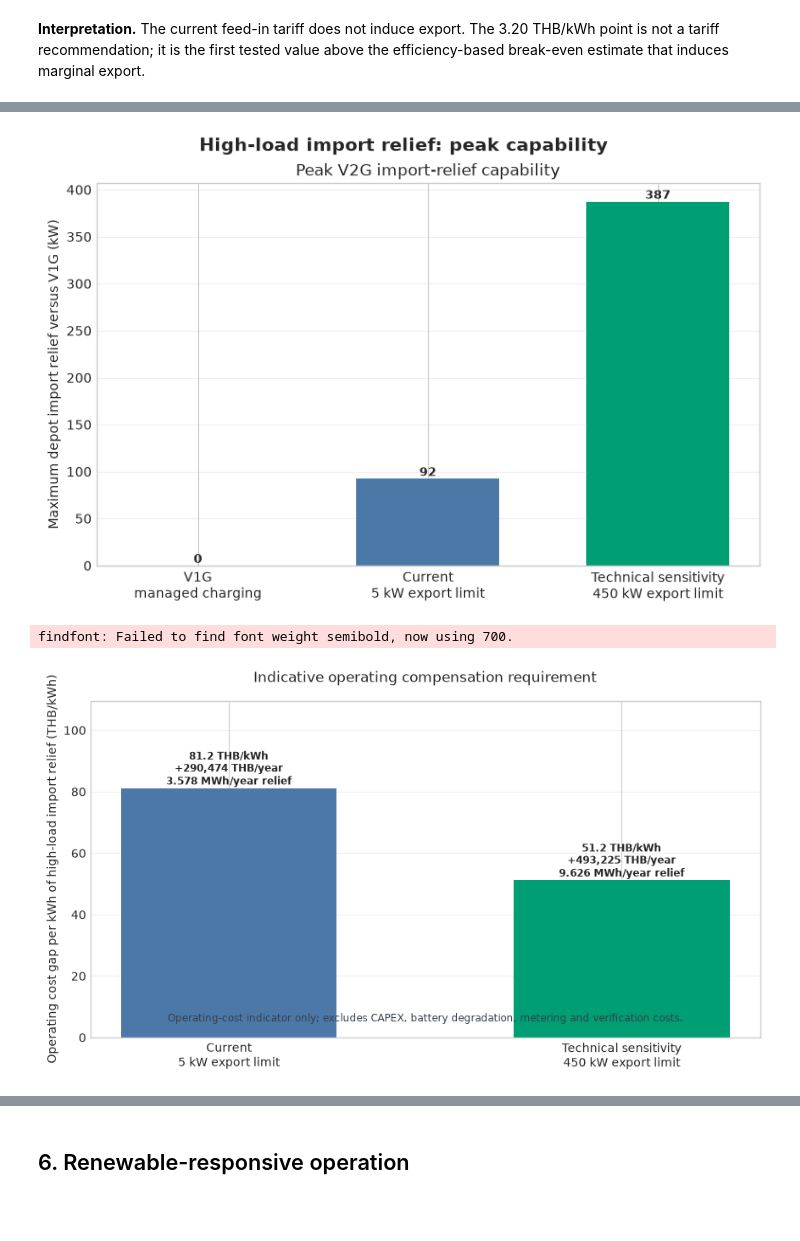
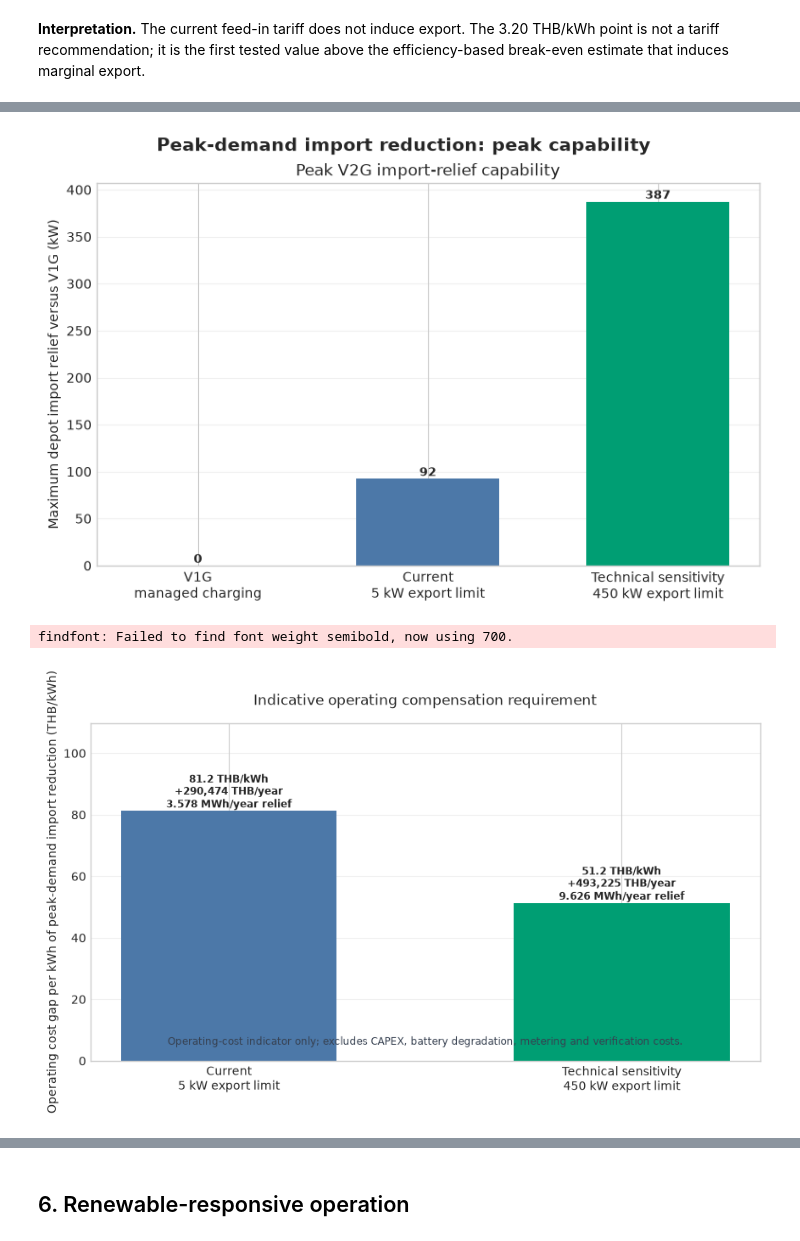
Before and after one commit to fraunhofer-isi/FLEXIMOD, a Jupyter notebook: notebooks/building_use_case_analysis.ipynb, the cells around one changed output, grey strips where cells are left out. Saved outputs shown, nothing was run; the diff lists cells and outputs as text; code cells hidden in the pictures; blank space fills up the shorter version.

```diff
--- a/notebooks/building_use_case_analysis.ipynb
+++ b/notebooks/building_use_case_analysis.ipynb
@@ -94,15 +94,15 @@ CORE_CASES = {
     'PV + unidirectional charging reference': {'input': 'building_v2b_pv_self_consumption_annual', 'study_case': 'building_v2b_pv_self_consumption', 'output': 'v2b_rooftop_pv'},
     'I02a least-cost V2G at current feed-in tariff': {'input': 'building_v2b_cost_annual', 'study_case': 'building_v2b_cost_annual', 'output': 'v2b_cost'},
     'I02b economically viable V2G export': {'input': 'building_v2g_tariff_sweep_annual', 'study_case': 'building_v2g_sweep_plus_1000', 'output': 'tariff_plus_1000'},
-    'I03 maximum regional high-load import relief without export': {'input': 'building_v2b_grid_support_annual', 'study_case': 'building_v2b_grid_support_max_no_export', 'output': 'grid_support_no_export'},
-    'I04a maximum regional high-load import relief at 5 kW policy limit': {'input': 'building_v2b_grid_support_annual', 'study_case': 'building_v2g_grid_support_max_export_5kw', 'output': 'grid_support_export_5kw'},
-    'I04b maximum regional high-load import relief at 450 kW technical sensitivity': {'input': 'building_v2b_grid_support_annual', 'study_case': 'building_v2g_grid_support_max_export_450kw', 'output': 'grid_support_export_450kw'},
+    'I03 maximum power-system peak-demand import reduction without export': {'input': 'building_v2b_grid_support_annual', 'study_case': 'building_v2b_grid_support_max_no_export', 'output': 'grid_support_no_export'},
+    'I04a maximum power-system peak-demand import reduction at 5 kW policy limit': {'input': 'building_v2b_grid_support_annual', 'study_case': 'building_v2g_grid_support_max_export_5kw', 'output': 'grid_support_export_5kw'},
+    'I04b maximum power-system peak-demand import reduction at 450 kW technical sensitivity': {'input': 'building_v2b_grid_support_annual', 'study_case': 'building_v2g_grid_support_max_export_450kw', 'output': 'grid_support_export_450kw'},
     'I05 maximum renewable-deficit support without export': {'input': 'building_v2b_renewable_alignment_annual', 'study_case': 'building_v2b_renewable_shifting_max_no_export', 'output': 'renewable_shifting_no_export'},
     'I06a maximum renewable-deficit support at 5 kW policy limit': {'input': 'building_v2b_renewable_alignment_annual', 'study_case': 'building_v2g_renewable_shifting_max_export_5kw', 'output': 'renewable_shifting_export_5kw'},
     'I06b maximum renewable-deficit support at 450 kW technical sensitivity': {'input': 'building_v2b_renewable_alignment_annual', 'study_case': 'building_v2g_renewable_shifting_max_export_450kw', 'output': 'renewable_shifting_export_450kw'},
     'I07b rooftop PV operation at current export policy': {'input': 'building_v2b_pv_self_consumption_annual', 'study_case': 'building_v2b_pv_self_consumption', 'output': 'v2g_pv_current_policy'},
     'I07c rooftop PV operation at viable export tariff': {'input': 'building_v2b_pv_self_consumption_annual', 'study_case': 'building_v2g_pv_export_viable_tariff', 'output': 'v2g_pv_viable_tariff'},
-    'I07d PV with high-load demand management': {'input': 'building_v2b_pv_self_consumption_annual', 'study_case': 'building_v2g_pv_cost_capped_high_load_relief', 'output': 'v2g_pv_cost_capped_high_load_relief'},
+    'I07d PV with power-system peak-demand management': {'input': 'building_v2b_pv_self_consumption_annual', 'study_case': 'building_v2g_pv_cost_capped_high_load_relief', 'output': 'v2g_pv_cost_capped_high_load_relief'},
     'I08a-P emergency V2G 4 h prepared SOC': {'input': 'building_v2g_emergency_backup_4h_prepared', 'study_case': 'building_v2g_emergency_backup_4h_prepared', 'output': 'i08_4h_prepared'},
     'I08a-B emergency V2G 4 h inherited SOC': {'input': 'building_v2g_emergency_backup_4h_baseline', 'study_case': 'building_v2g_emergency_backup_4h_baseline', 'output': 'i08_4h_baseline'},
     'I08b-P emergency V2G 8 h prepared SOC': {'input': 'building_v2g_emergency_backup_8h_prepared', 'study_case': 'building_v2g_emergency_backup_8h_prepared', 'output': 'i08_8h_prepared'},
@@ -536,12 +536,12 @@ findfont: Failed to find font weight semibold, now using 700.
 # %%
 v1g_label = 'V1G baseline'
-i04a_label = 'I04a maximum regional high-load import relief at 5 kW policy limit'
-i04b_label = 'I04b maximum regional high-load import relief at 450 kW technical sensitivity'
+i04a_label = 'I04a maximum power-system peak-demand import reduction at 5 kW policy limit'
+i04b_label = 'I04b maximum power-system peak-demand import reduction at 450 kW technical sensitivity'
 
 high_load_cases = [v1g_label, i04a_label, i04b_label]
 missing_high_load = [label for label in high_load_cases if label not in dispatch_by_case or label not in comparison.index]
 if missing_high_load:
-    print(f'Missing completed high-load-case outputs: {missing_high_load}')
+    print(f'Missing completed peak-demand-case outputs: {missing_high_load}')
 else:
     v1g_dispatch = dispatch_by_case[v1g_label].copy()
     i04b_dispatch = dispatch_by_case[i04b_label].copy()
@@ -568,12 +568,12 @@ else:
     v2g_discharge = i04b_day['bus_discharge_MWh'] / 0.25
 
     fig, (signal_axis, power_axis) = plt.subplots(2, 1, figsize=(13.5, 7.0), sharex=True, constrained_layout=True, height_ratios=[0.9, 1.25])
-    signal_axis.plot(i04b_day.index, i04b_day['grid_congestion_weight'], color='#C7511F', linewidth=2.0, label='Regional high-load proxy')
-    signal_axis.fill_between(i04b_day.index, 0, i04b_day['grid_congestion_weight'], where=high_load_day, color='#E8B49A', alpha=0.5, label='Selected high-load interval')
-    signal_axis.axhline(threshold, color='#C7511F', linewidth=1.25, linestyle='--', label=f'High-load threshold ({threshold:.1f})')
+    signal_axis.plot(i04b_day.index, i04b_day['grid_congestion_weight'], color='#C7511F', linewidth=2.0, label='Power-system peak-demand proxy')
+    signal_axis.fill_between(i04b_day.index, 0, i04b_day['grid_congestion_weight'], where=high_load_day, color='#E8B49A', alpha=0.5, label='Selected peak-demand interval')
+    signal_axis.axhline(threshold, color='#C7511F', linewidth=1.25, linestyle='--', label=f'Peak-demand threshold ({threshold:.1f})')
     signal_axis.set_ylim(0, 1.05)
-    signal_axis.set_ylabel('Regional high-load weight (−)')
-    signal_axis.set_title(f'High-load import-relief exemplar: 450 kW technical sensitivity on {pd.Timestamp(selected_day):%d %b %Y} ({relief_day:.3f} MWh relief)')
+    signal_axis.set_ylabel('Power-system peak-demand weight (−)')
+    signal_axis.set_title(f'Peak-demand import-relief exemplar: 450 kW technical sensitivity on {pd.Timestamp(selected_day):%d %b %Y} ({relief_day:.3f} MWh relief)')
     signal_axis.legend(loc='upper left', ncol=3, frameon=False, fontsize=8)
 
     power_axis.fill_between(v1g_day.index, v1g_power, i04b_power, where=(v1g_power > i04b_power), color='#A8D5C9', alpha=0.7, label='Reduced depot grid import')
@@ -592,6 +592,6 @@ else:
     handles_1, labels_1 = power_axis.get_legend_handles_labels()
     handles_2, labels_2 = discharge_axis.get_legend_handles_labels()
     power_axis.legend(handles_1 + handles_2, labels_1 + labels_2, loc='upper left', ncol=2, frameon=False, fontsize=8)
-    power_axis.text(0.99, 0.04, 'Green area = lower net grid draw than V1G during selected high-load intervals.', transform=power_axis.transAxes, ha='right', va='bottom', fontsize=8, color='#245B4F')
+    power_axis.text(0.99, 0.04, 'Green area = lower net grid draw than V1G during selected peak-demand intervals.', transform=power_axis.transAxes, ha='right', va='bottom', fontsize=8, color='#245B4F')
     plt.show()
 # %% [output]
@@ -625,13 +625,13 @@ if not missing_high_load:
     bars = exchange_axis.bar(x, exchanges, color=exchange_colors, width=0.62)
     exchange_axis.axhline(0, color='#1F2937', linewidth=0.9)
     exchange_axis.set_xticks(x, labels)
-    exchange_axis.set_ylabel('Annual depot grid exchange in selected\nhigh-load hours (MWh)')
+    exchange_axis.set_ylabel('Annual depot grid exchange in selected\npeak-demand hours (MWh)')
     exchange_axis.set_title('Actual grid import (+) or export (−)')
     exchange_axis.grid(axis='y', alpha=0.28)
     exchange_axis.set_axisbelow(True)
     for bar, value in zip(bars, exchanges):
         exchange_axis.text(bar.get_x() + bar.get_width() / 2, value, f'{value:.2f}', ha='center', va='bottom' if value >= 0 else 'top', fontsize=9, fontweight='semibold')
-    fig.suptitle('High-load import relief: annual grid exchange', fontsize=14, fontweight='semibold')
+    fig.suptitle('Peak-demand import reduction: annual grid exchange', fontsize=14, fontweight='semibold')
     plt.show()
 # %% [output]
 findfont: Failed to find font weight semibold, now using 700.
@@ -649,40 +649,40 @@ if not missing_high_load:
     relief_axis.set_axisbelow(True)
     for bar, value in zip(bars, peak_relief):
         relief_axis.text(bar.get_x() + bar.get_width() / 2, value, f'{value:.0f}', ha='center', va='bottom', fontsize=9, fontweight='semibold')
-    fig.suptitle('High-load import relief: peak capability', fontsize=14, fontweight='semibold')
+    fig.suptitle('Peak-demand import reduction: peak capability', fontsize=14, fontweight='semibold')
     plt.show()
 # %% [output]
-[figure, old version]
+[figure, new version]
 # %%
 if not missing_high_load:
     compensation = []
     for label in [i04a_label, i04b_label]:
         relief_mwh = high_load_summary.loc[label, 'high_load_import_relief_MWh']
         cost_gap = comparison.loc[label, 'total_cost_THB'] - comparison.loc[v1g_label, 'total_cost_THB']
         compensation.append({
             'case': label,
             'cost_gap_THB': cost_gap,
             'relief_MWh': relief_mwh,
             'cost_gap_THB_per_kWh': cost_gap / (relief_mwh * 1000) if relief_mwh > 0 else np.nan,
         })
     compensation = pd.DataFrame(compensation).set_index('case')
     labels = ['Current\n5 kW export limit', 'Technical sensitivity\n450 kW export limit']
     values = compensation['cost_gap_THB_per_kWh'].to_numpy()
 
     fig, axis = plt.subplots(figsize=(8.5, 4.8), constrained_layout=True)
     bars = axis.bar(labels, values, color=['#4C78A8', '#009E73'], width=0.55)
-    axis.set_ylabel('Operating cost gap per kWh of high-load import relief (THB/kWh)')
+    axis.set_ylabel('Operating cost gap per kWh of peak-demand import reduction (THB/kWh)')
     axis.set_title('Indicative operating compensation requirement', pad=16)
     axis.set_ylim(0, max(values) * 1.35)
     axis.grid(axis='y', alpha=0.28)
     axis.set_axisbelow(True)
     for bar, case, value in zip(bars, compensation.index, values):
         annual_gap = compensation.loc[case, 'cost_gap_THB']
         relief = compensation.loc[case, 'relief_MWh']
         axis.text(bar.get_x() + bar.get_width() / 2, value, f'{value:.1f} THB/kWh\n+{annual_gap:,.0f} THB/year\n{relief:.3f} MWh/year relief', ha='center', va='bottom', fontsize=8.5, fontweight='semibold')
     axis.text(0.5, 0.04, 'Operating-cost indicator only; excludes CAPEX, battery degradation, metering and verification costs.', transform=axis.transAxes, ha='center', va='bottom', fontsize=8.5, color='#374151')
     plt.show()
 # %% [output]
 findfont: Failed to find font weight semibold, now using 700.
-[figure, old version]
+[figure, new version]
 # %%
```
Also changed, not shown: parts of 22 cells of this notebook, 13 other files.
